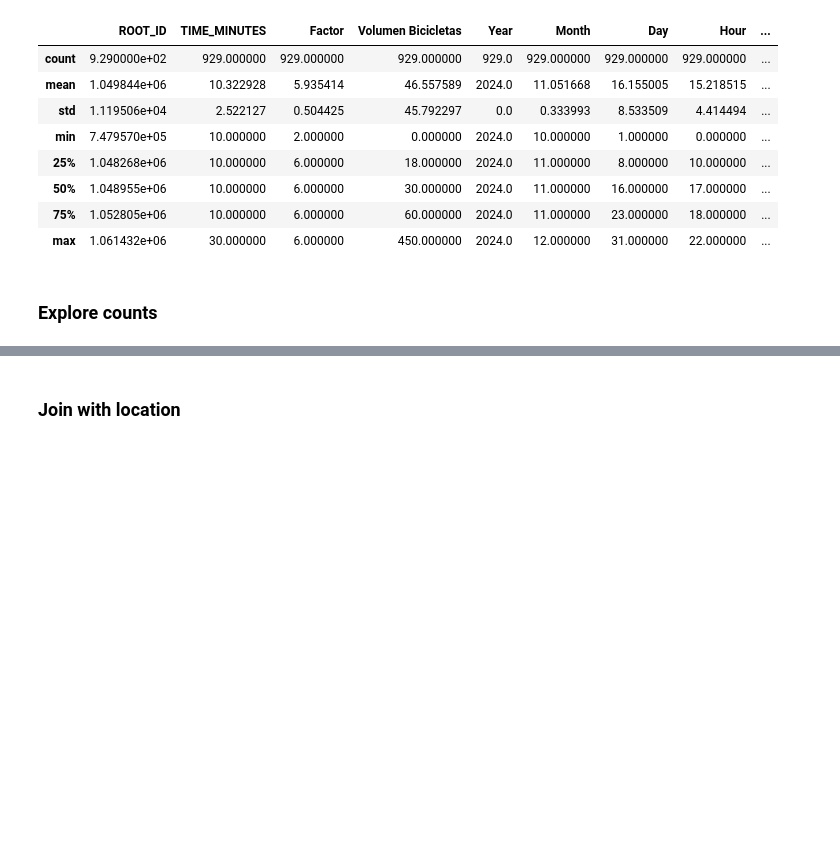
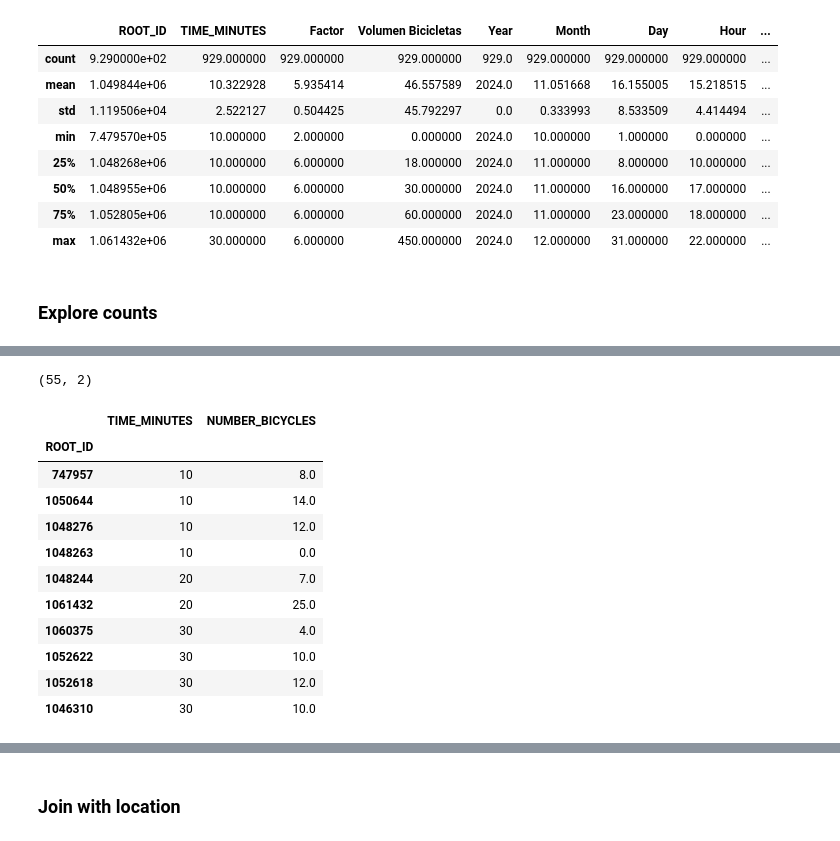
Before and after one commit to cyclingMoritz/250MUM006, a Jupyter notebook: notebooks/001-luca-explore-bicizen.ipynb, the cells around one changed output, grey strips where cells are left out. Drawn from its saved outputs; the diff is of its cells as text; code cells hidden in the pictures; blank space fills up the shorter version.

```diff
--- a/notebooks/001-luca-explore-bicizen.ipynb
+++ b/notebooks/001-luca-explore-bicizen.ipynb
@@ -84 +98,20 @@ counts.describe()
+# %%
+test = counts.groupby('ROOT_ID').agg({"TIME_MINUTES": "sum", "NUMBER_BICYCLES": "sum"})
+print(test.shape)
+test.sort_values(by='TIME_MINUTES').head(10)
+# test.describe()
+# %% [output]
+(55, 2)
+|  | TIME_MINUTES | NUMBER_BICYCLES |
+| ROOT_ID |  |  |
+| 747957 | 10 | 8.0 |
+| 1050644 | 10 | 14.0 |
+| 1048276 | 10 | 12.0 |
+| 1048263 | 10 | 0.0 |
+| 1048244 | 20 | 7.0 |
+| 1061432 | 20 | 25.0 |
+| 1060375 | 30 | 4.0 |
+| 1052622 | 30 | 10.0 |
+| 1052618 | 30 | 12.0 |
+| 1046310 | 30 | 10.0 |
 # %%
```
Also changed, not shown: parts of 6 cells of this notebook.
